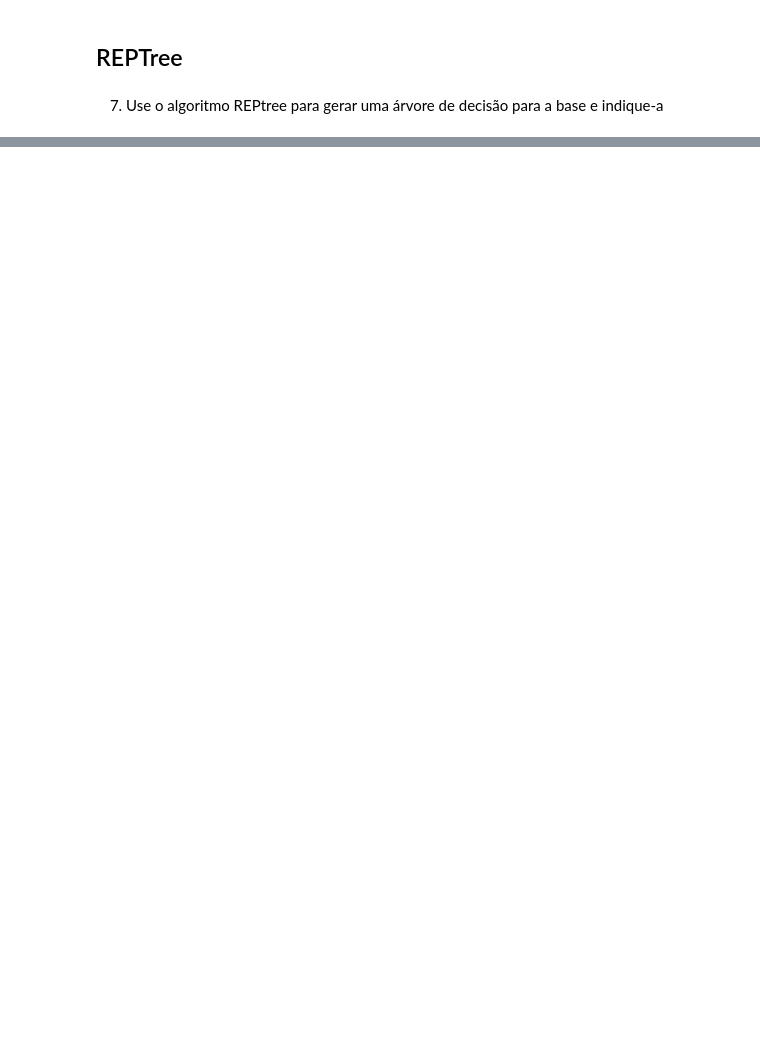
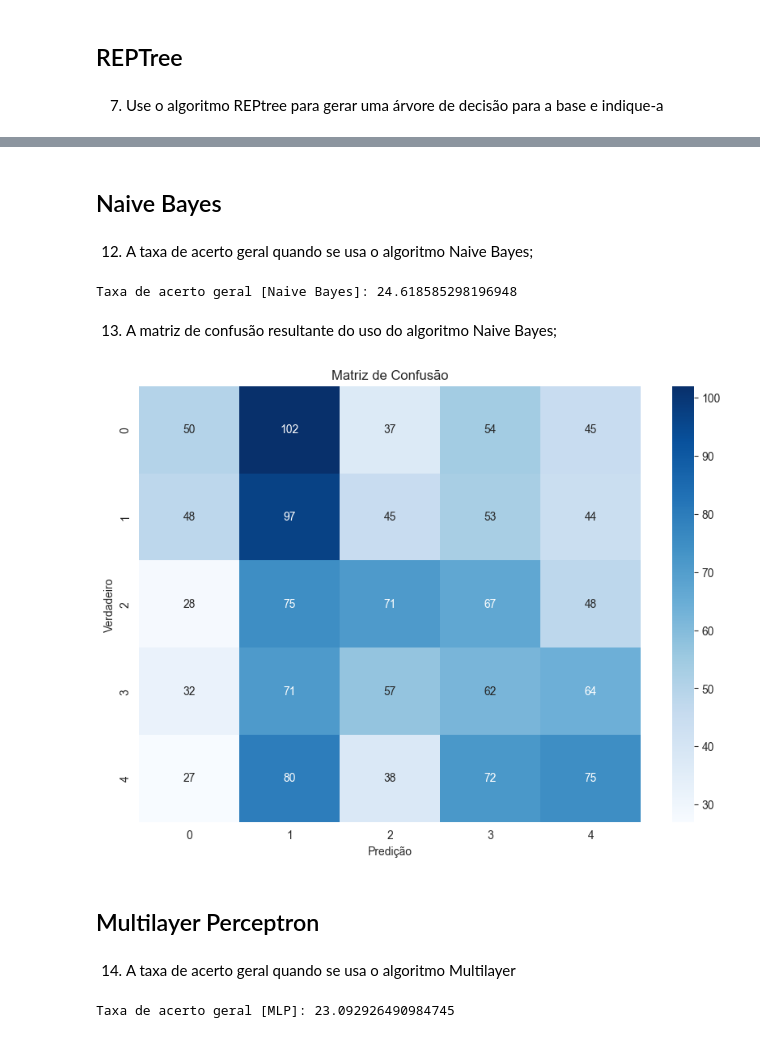
Before and after one commit to viniciusparede/house-prices-prediction-ppgia, a Jupyter notebook: notebooks/entrega_novo.ipynb, the cells around one changed output, grey strips where cells are left out. Drawn from its saved outputs; the diff is of its cells as text; code cells hidden in the pictures; blank space fills up the shorter version.

```diff
--- a/notebooks/entrega_novo.ipynb
+++ b/notebooks/entrega_novo.ipynb
@@ -1247,0 +1297,2 @@ print("Taxa de acerto geral [REPTree]:", evaluation.percent_correct)
+# %% [markdown]
+## Naive Bayes
@@ -1247,0 +1305,36 @@ print("Taxa de acerto geral [REPTree]:", evaluation.percent_correct)
+# %% [markdown]
+12) A taxa de acerto geral quando se usa o algoritmo Naive Bayes;
+# %%
+# Avaliar o classificador REPtree usando validação cruzada de 10 folds
+evaluation = Evaluation(train_data)
+evaluation.crossvalidate_model(naive_bayes, train_data, 10, Random(1))
+
+# Imprimir a taxa de acerto geral do modelo
+print("Taxa de acerto geral [Naive Bayes]:", evaluation.percent_correct)
+# %% [output]
+Taxa de acerto geral [Naive Bayes]: 24.618585298196948
+# %% [markdown]
+13) A matriz de confusão resultante do uso do algoritmo Naive Bayes;
+# %%
+# Obter as previsões do modelo para o conjunto de teste
+naive_bayes_predictions = evaluation.predictions
+
+# Retonar o dataframe
+naive_bayes_predictions_df = evaluation_to_dataframe(naive_bayes_predictions)
+
+# Gerar matriz de confusão
+conf_matrix = confusion_matrix(
+    naive_bayes_predictions_df["actual"], naive_bayes_predictions_df["predicted"]
+)
+
+# Criar um gráfico de heatmap com a matriz de confusão
+plt.figure(figsize=(10, 7))
+sns.heatmap(conf_matrix, annot=True, fmt="g", cmap="Blues")
+plt.xlabel("Predição")
+plt.ylabel("Verdadeiro")
+plt.title("Matriz de Confusão")
+plt.show()
+# %% [output]
+[figure, added]
+# %% [markdown]
+## Multilayer Perceptron
@@ -1247,0 +1347,11 @@ print("Taxa de acerto geral [REPTree]:", evaluation.percent_correct)
+# %% [markdown]
+14) A taxa de acerto geral quando se usa o algoritmo Multilayer
+# %%
+# Avaliar o classificador MLP usando validação cruzada de 10 folds
+evaluation = Evaluation(train_data)
+evaluation.crossvalidate_model(mlp, train_data, 10, Random(1))
+
+# Imprimir a taxa de acerto geral do modelo
+print("Taxa de acerto geral [MLP]:", evaluation.percent_correct)
+# %% [output]
+Taxa de acerto geral [MLP]: 23.092926490984745
```
Also changed, not shown: parts of 28 cells of this notebook.
